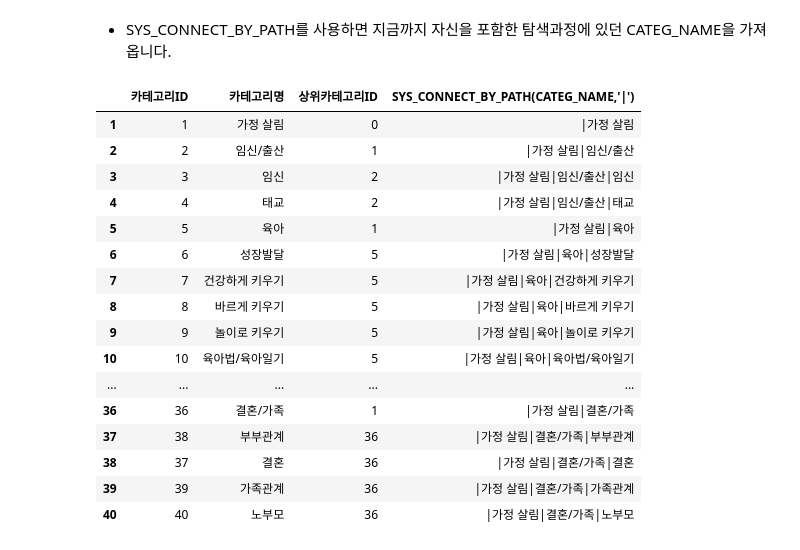
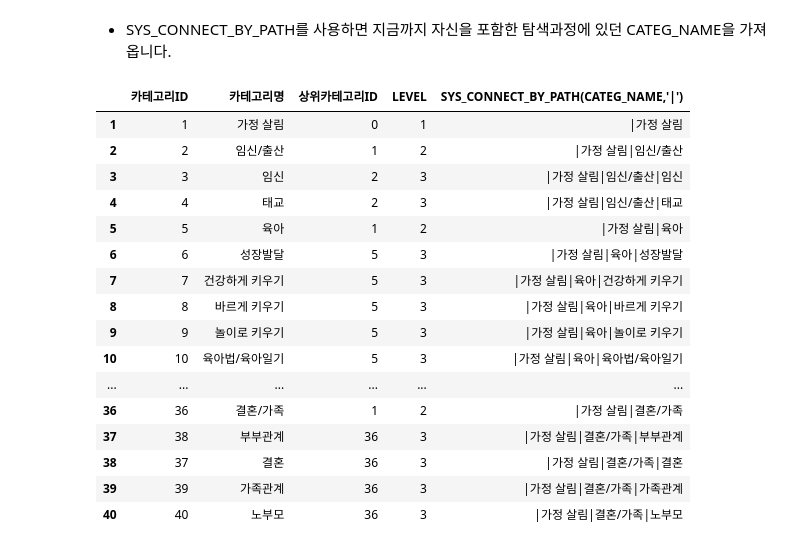
Before and after one commit to sunkusun9/SQLD_2508, a Jupyter notebook: note/1.SQL 기본.ipynb, the cells around one changed output. Cells and saved outputs as stored; diff of their text form; code cells hidden in the pictures.

```diff
--- a/note/1.SQL 기본.ipynb
+++ b/note/1.SQL 기본.ipynb
@@ -2663,26 +2954,26 @@ ORDER SIBLINGS BY nav_seq
 # %%
 %%SQL
 
-SELECT categ_id as 카테고리ID, categ_name as 카테고리명, nvl(parent_categ_id, 0) as 상위카테고리ID, SYS_CONNECT_BY_PATH(categ_name, '|')
+SELECT categ_id as 카테고리ID, categ_name as 카테고리명, nvl(parent_categ_id, 0) as 상위카테고리ID, LEVEL, SYS_CONNECT_BY_PATH(categ_name, '|')
 FROM BOOKCATEGORY
 START WITH parent_categ_id is NULL AND categ_id = 1
 CONNECT BY parent_categ_id = PRIOR categ_id
 ORDER SIBLINGS BY nav_seq
 # %% [output]
-|  | 카테고리ID | 카테고리명 | 상위카테고리ID | SYS_CONNECT_BY_PATH(CATEG_NAME,'|') |
-| 1 | 1 | 가정 살림 | 0 | |가정 살림 |
-| 2 | 2 | 임신/출산 | 1 | |가정 살림|임신/출산 |
-| 3 | 3 | 임신 | 2 | |가정 살림|임신/출산|임신 |
-| 4 | 4 | 태교 | 2 | |가정 살림|임신/출산|태교 |
-| 5 | 5 | 육아 | 1 | |가정 살림|육아 |
-| 6 | 6 | 성장발달 | 5 | |가정 살림|육아|성장발달 |
-| 7 | 7 | 건강하게 키우기 | 5 | |가정 살림|육아|건강하게 키우기 |
-| 8 | 8 | 바르게 키우기 | 5 | |가정 살림|육아|바르게 키우기 |
-| 9 | 9 | 놀이로 키우기 | 5 | |가정 살림|육아|놀이로 키우기 |
-| 10 | 10 | 육아법/육아일기 | 5 | |가정 살림|육아|육아법/육아일기 |
-| ... | ... | ... | ... | ... |
-| 36 | 36 | 결혼/가족 | 1 | |가정 살림|결혼/가족 |
-| 37 | 38 | 부부관계 | 36 | |가정 살림|결혼/가족|부부관계 |
-| 38 | 37 | 결혼 | 36 | |가정 살림|결혼/가족|결혼 |
-| 39 | 39 | 가족관계 | 36 | |가정 살림|결혼/가족|가족관계 |
-| 40 | 40 | 노부모 | 36 | |가정 살림|결혼/가족|노부모 |
+|  | 카테고리ID | 카테고리명 | 상위카테고리ID | LEVEL | SYS_CONNECT_BY_PATH(CATEG_NAME,'|') |
+| 1 | 1 | 가정 살림 | 0 | 1 | |가정 살림 |
+| 2 | 2 | 임신/출산 | 1 | 2 | |가정 살림|임신/출산 |
+| 3 | 3 | 임신 | 2 | 3 | |가정 살림|임신/출산|임신 |
+| 4 | 4 | 태교 | 2 | 3 | |가정 살림|임신/출산|태교 |
+| 5 | 5 | 육아 | 1 | 2 | |가정 살림|육아 |
+| 6 | 6 | 성장발달 | 5 | 3 | |가정 살림|육아|성장발달 |
+| 7 | 7 | 건강하게 키우기 | 5 | 3 | |가정 살림|육아|건강하게 키우기 |
+| 8 | 8 | 바르게 키우기 | 5 | 3 | |가정 살림|육아|바르게 키우기 |
+| 9 | 9 | 놀이로 키우기 | 5 | 3 | |가정 살림|육아|놀이로 키우기 |
+| 10 | 10 | 육아법/육아일기 | 5 | 3 | |가정 살림|육아|육아법/육아일기 |
+| ... | ... | ... | ... | ... | ... |
+| 36 | 36 | 결혼/가족 | 1 | 2 | |가정 살림|결혼/가족 |
+| 37 | 38 | 부부관계 | 36 | 3 | |가정 살림|결혼/가족|부부관계 |
+| 38 | 37 | 결혼 | 36 | 3 | |가정 살림|결혼/가족|결혼 |
+| 39 | 39 | 가족관계 | 36 | 3 | |가정 살림|결혼/가족|가족관계 |
+| 40 | 40 | 노부모 | 36 | 3 | |가정 살림|결혼/가족|노부모 |
```
Also changed, not shown: parts of 37 cells of this notebook, 2 other files.
